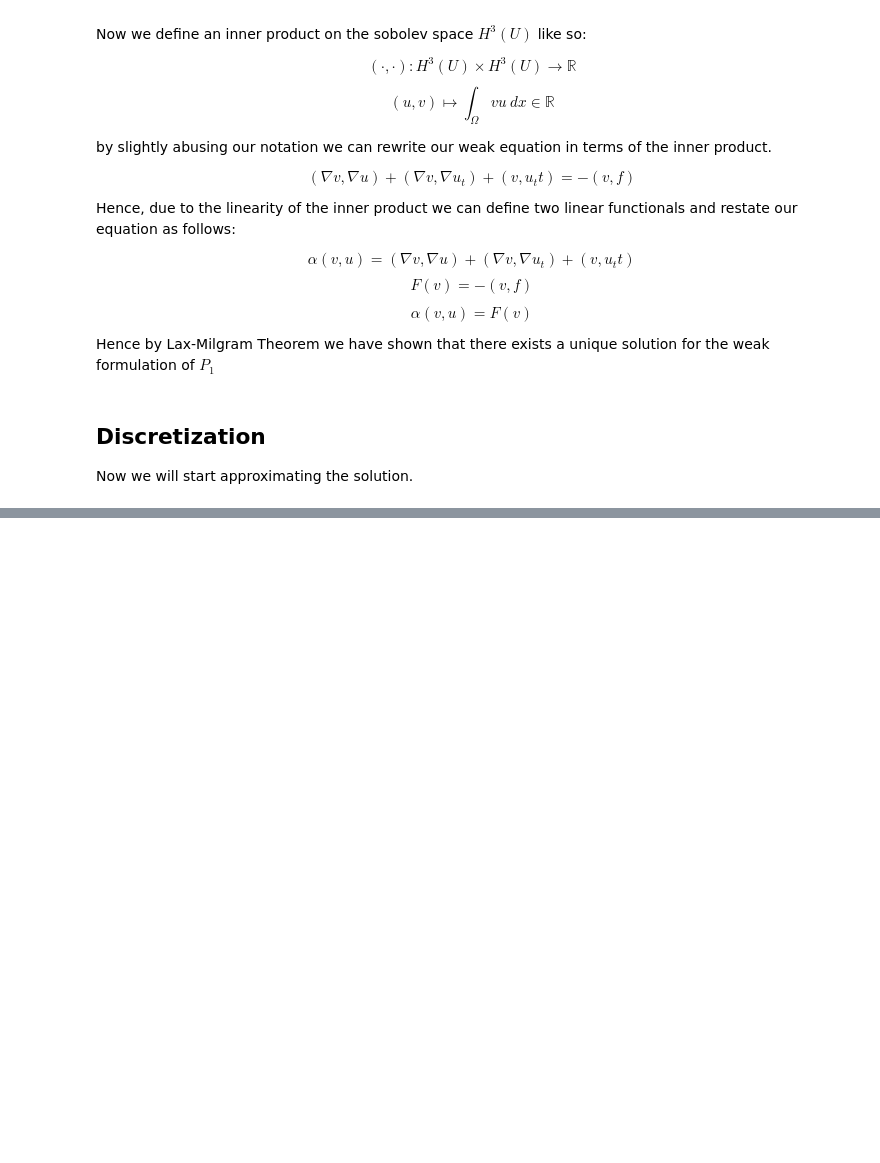
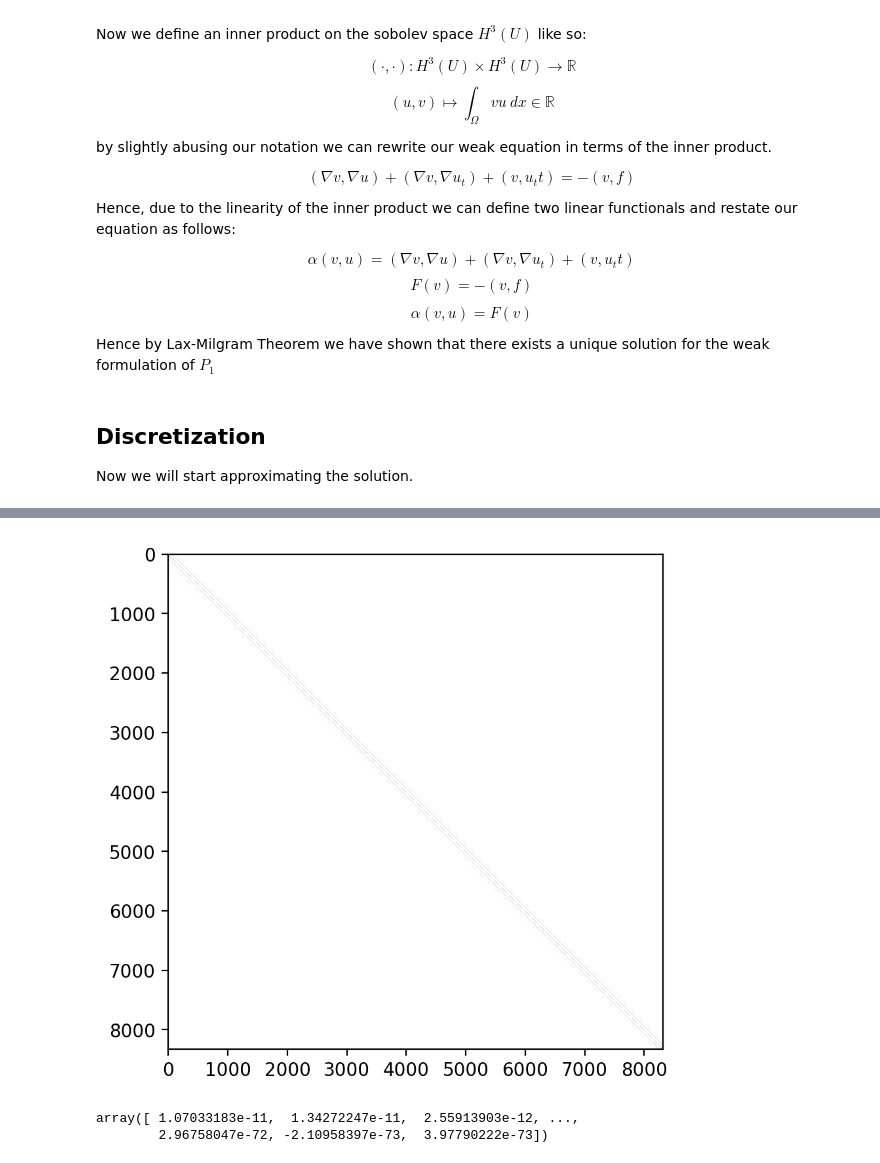
Before and after one commit to nyuad-astroparticle/LXe-Phonon, a Jupyter notebook: Simulation/1.Solving_Engine/Theory_FEM.ipynb, the cells around one changed output, grey strips where cells are left out. Drawn from its saved outputs; the diff is of its cells as text; code cells hidden in the pictures; blank space fills up the shorter version.

```diff
--- a/Simulation/1.Solving_Engine/Theory_FEM.ipynb
+++ b/Simulation/1.Solving_Engine/Theory_FEM.ipynb
@@ -257,0 +359,15 @@ from scipy.linalg.solve import solve
+# %%
+# Plot the matrix to solve
+fig = plt.figure(figsize=(5,5),dpi=200)
+plt.imshow(A!=0,cmap=cm.binary)
+
+A = csc_matrix(A,dtype=float)
+# %% [output]
+[figure, added]
+# %%
+# Finally use a sparse solving algorithm
+U_next = spsolve(A,B)
+U_next
+# %% [output]
+array([ 1.07033183e-11,  1.34272247e-11,  2.55913903e-12, ...,
+        2.96758047e-72, -2.10958397e-73,  3.97790222e-73])
```
Also changed, not shown: parts of 5 cells of this notebook.
